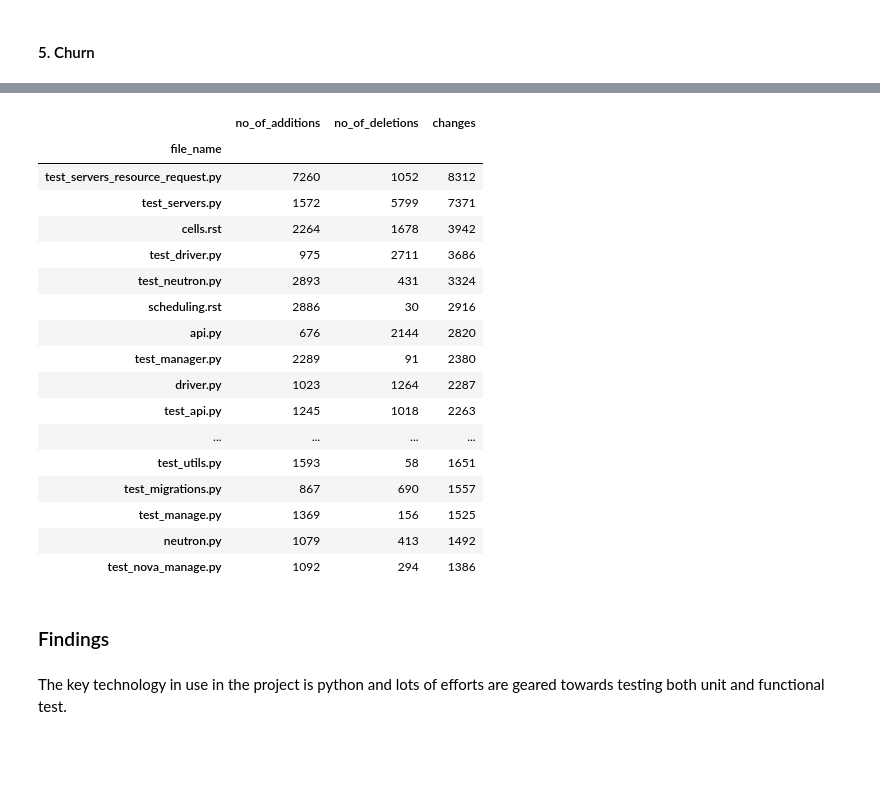
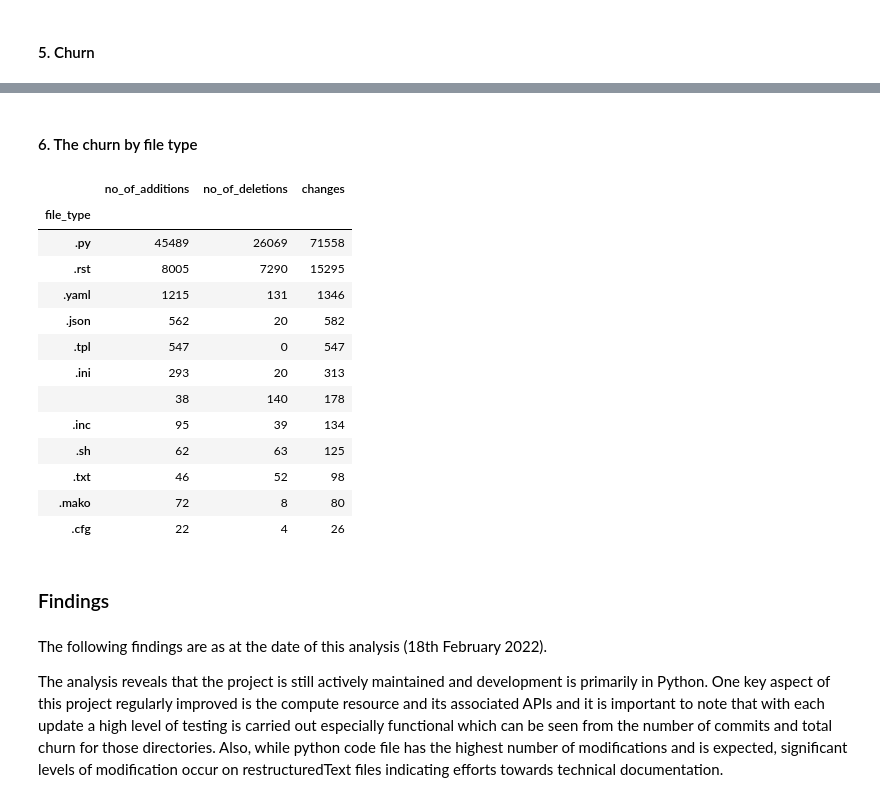
Before and after one commit to TempleOkosun/Mining-OpenStackNova, a Jupyter notebook: Mining OpenStackNova Repo Notebook.ipynb, the cells around one changed output, grey strips where cells are left out. Cells and saved outputs as stored; diff of their text form; code cells hidden in the pictures; blank space fills up the shorter version.

```diff
--- a/Mining OpenStackNova Repo Notebook.ipynb
+++ b/Mining OpenStackNova Repo Notebook.ipynb
@@ -343,25 +388,25 @@ df.groupby('file_name').agg({'changes': ['count', 'min', 'max']})
+# %% [markdown]
+#### 6. The churn by file type
 # %%
-df.groupby('file_name').sum().sort_values(by='changes',ascending=False).head(20)
+df.groupby('file_type').sum().sort_values(by='changes', ascending=False).head(12)
 # %% [output]
 |  | no_of_additions | no_of_deletions | changes |
-| file_name |  |  |  |
-| test_servers_resource_request.py | 7260 | 1052 | 8312 |
-| test_servers.py | 1572 | 5799 | 7371 |
-| cells.rst | 2264 | 1678 | 3942 |
-| test_driver.py | 975 | 2711 | 3686 |
-| test_neutron.py | 2893 | 431 | 3324 |
-| scheduling.rst | 2886 | 30 | 2916 |
-| api.py | 676 | 2144 | 2820 |
-| test_manager.py | 2289 | 91 | 2380 |
-| driver.py | 1023 | 1264 | 2287 |
-| test_api.py | 1245 | 1018 | 2263 |
-| ... | ... | ... | ... |
-| test_utils.py | 1593 | 58 | 1651 |
-| test_migrations.py | 867 | 690 | 1557 |
-| test_manage.py | 1369 | 156 | 1525 |
-| neutron.py | 1079 | 413 | 1492 |
-| test_nova_manage.py | 1092 | 294 | 1386 |
+| file_type |  |  |  |
+| .py | 45489 | 26069 | 71558 |
+| .rst | 8005 | 7290 | 15295 |
+| .yaml | 1215 | 131 | 1346 |
+| .json | 562 | 20 | 582 |
+| .tpl | 547 | 0 | 547 |
+| .ini | 293 | 20 | 313 |
+|  | 38 | 140 | 178 |
+| .inc | 95 | 39 | 134 |
+| .sh | 62 | 63 | 125 |
+| .txt | 46 | 52 | 98 |
+| .mako | 72 | 8 | 80 |
+| .cfg | 22 | 4 | 26 |
 # %% [markdown]
 ### Findings
-# %% [markdown]
-The key technology in use in the project is python and lots of efforts are geared towards testing both unit and functional test.
+# %% [markdown]
+The following findings are as at the date of this analysis (18th February 2022).
+
+The analysis reveals that the project is still actively maintained and development is primarily in Python. One key aspect of this project regularly improved is the compute resource and its associated APIs and it is important to note that with each update a high level of testing is carried out especially functional which can be seen from the number of commits and total churn for those directories. Also, while python code file has the highest number of modifications and is expected, significant levels of modification occur on restructuredText files indicating efforts towards technical documentation.
```
Also changed, not shown: parts of 34 cells of this notebook, 2 other files.
